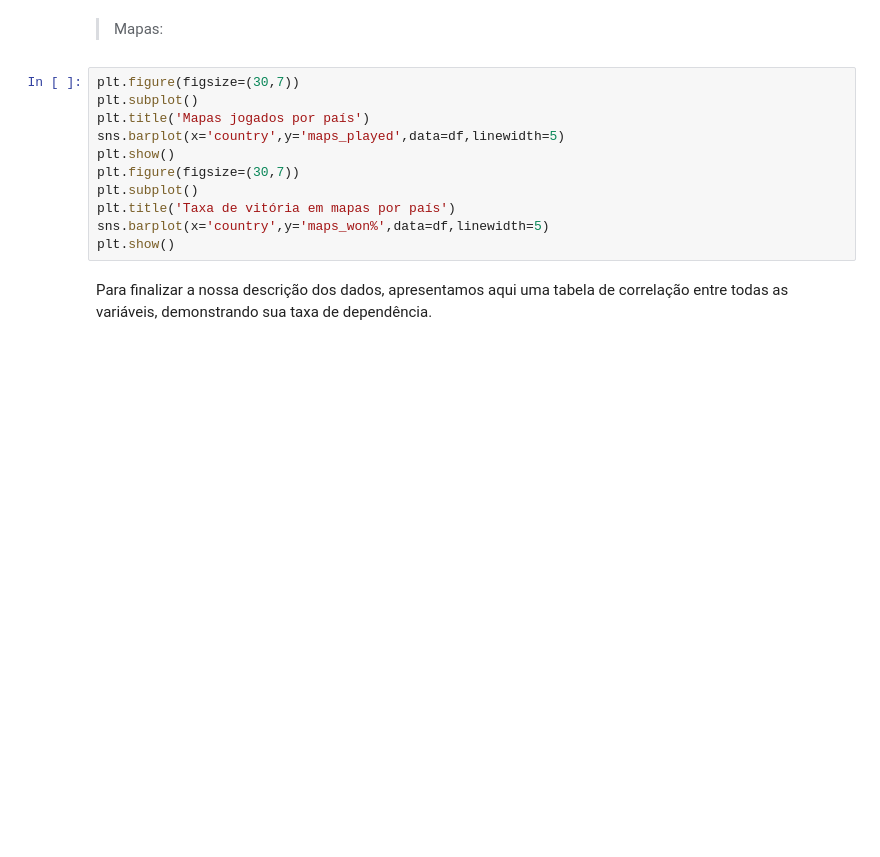
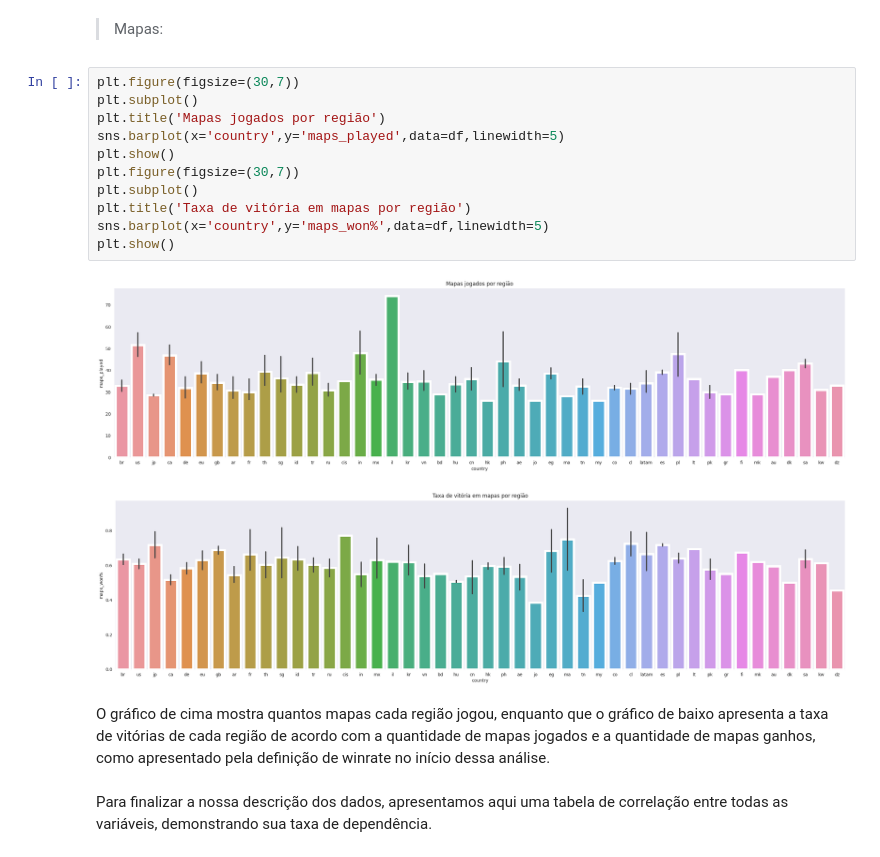
Before and after one commit to davimatiassg/projeto-probinf-unidade2, a Jupyter notebook: Roteiro_de_análise_Projeto_de_PROB_INF_UNIDADE2.ipynb, the cells around one changed output. Saved outputs shown, nothing was run; the diff lists cells and outputs as text; blank space fills up the shorter version.

```diff
--- a/Roteiro_de_análise_Projeto_de_PROB_INF_UNIDADE2.ipynb
+++ b/Roteiro_de_análise_Projeto_de_PROB_INF_UNIDADE2.ipynb
@@ -248,14 +368,19 @@ plt.show()
 # %%
 plt.figure(figsize=(30,7))
 plt.subplot()
-plt.title('Mapas jogados por país')
+plt.title('Mapas jogados por região')
 sns.barplot(x='country',y='maps_played',data=df,linewidth=5)
 plt.show()
 plt.figure(figsize=(30,7))
 plt.subplot()
-plt.title('Taxa de vitória em mapas por país')
+plt.title('Taxa de vitória em mapas por região')
 sns.barplot(x='country',y='maps_won%',data=df,linewidth=5)
 plt.show()
+# %% [output]
+[figure, added]
+[figure, added]
+# %% [markdown]
+O gráfico de cima mostra quantos mapas cada região jogou, enquanto que o gráfico de baixo apresenta a taxa de vitórias de cada região de acordo com a quantidade de mapas jogados e a quantidade de mapas ganhos, como apresentado pela definição de winrate no início dessa análise.
 # %% [markdown]
 Para finalizar a nossa descrição dos dados, apresentamos aqui uma tabela de correlação entre todas as variáveis, demonstrando sua taxa de dependência.
 # %%
```
Also changed, not shown: parts of 78 cells of this notebook.
